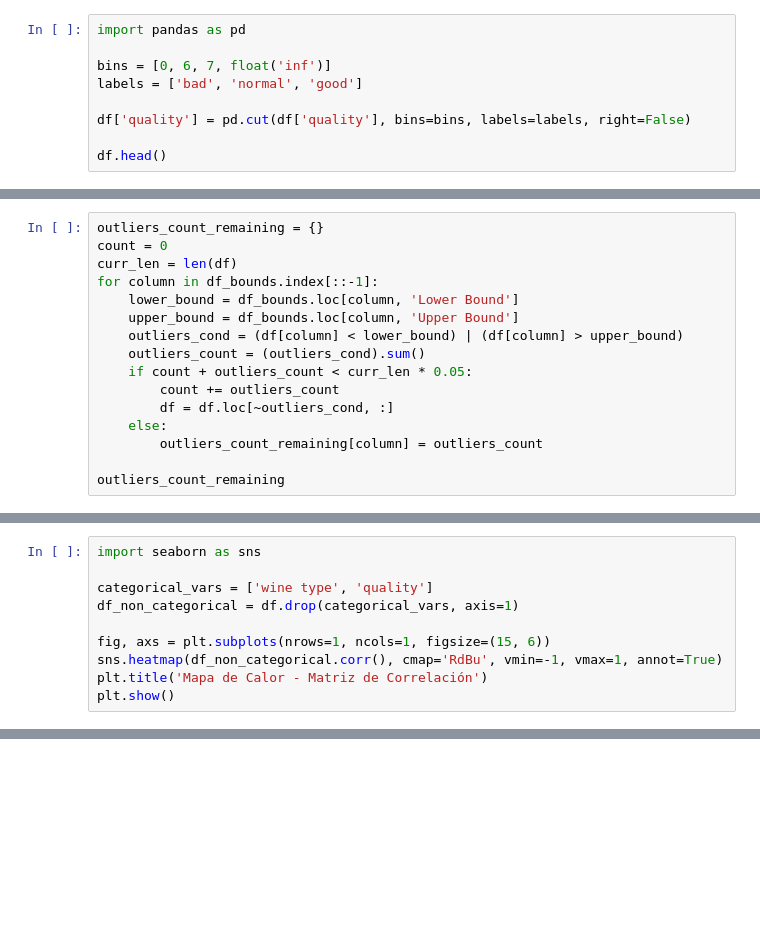
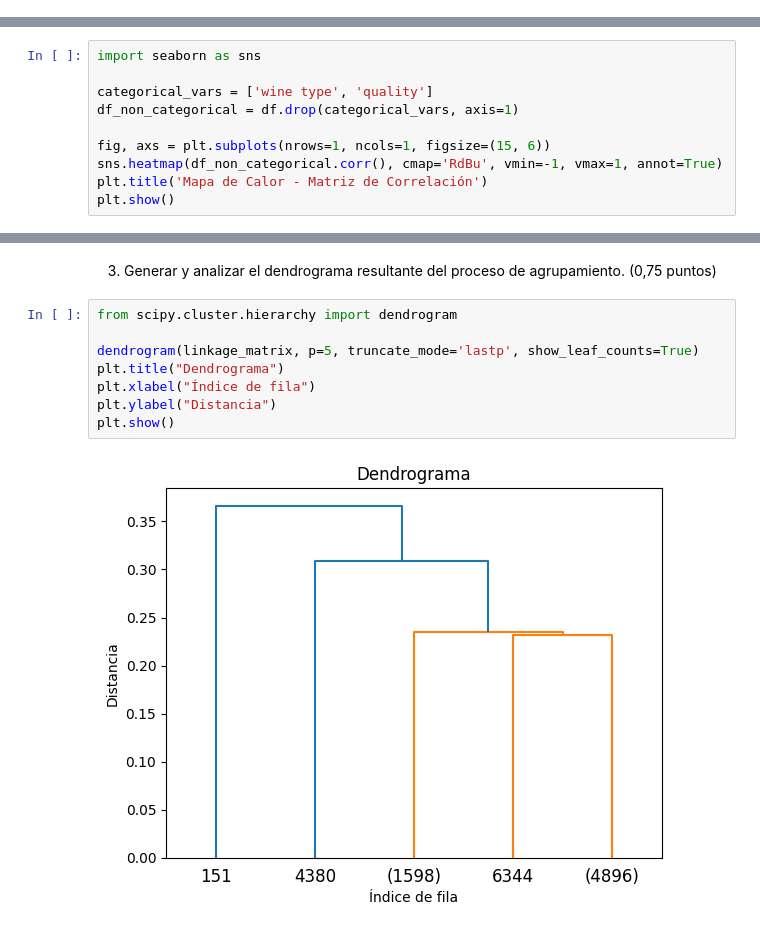
Before and after one commit to Alf-caput/LAB04_Regresion_y_agrupamiento, a Jupyter notebook: LAB04 Regresion_y_agrupamientov2_colab.ipynb, the cells around one changed output, grey strips where cells are left out. Cells and saved outputs as stored; diff of their text form; blank space fills up the shorter version.

Commit message:
dendrogramas

```diff
--- a/LAB04 Regresion_y_agrupamientov2_colab.ipynb
+++ b/LAB04 Regresion_y_agrupamientov2_colab.ipynb
@@ -116,12 +133,3 @@ df.describe().T.loc[:, significant_info]
 | quality | 5.818378 | 0.873255 | 3.00000 | 9.00000 |
 | wine type | 1.753886 | 0.430779 | 1.00000 | 2.00000 |
 | alcohol | 10.491801 | 1.192712 | 8.00000 | 14.90000 |
-# %%
-import pandas as pd
-
-bins = [0, 6, 7, float('inf')]
-labels = ['bad', 'normal', 'good']
-
-df['quality'] = pd.cut(df['quality'], bins=bins, labels=labels, right=False)
-
-df.head()
@@ -401,16 +454,0 @@ len(df)
-# %%
-outliers_count_remaining = {}
-count = 0
-curr_len = len(df)
-for column in df_bounds.index[::-1]:
-    lower_bound = df_bounds.loc[column, 'Lower Bound']
-    upper_bound = df_bounds.loc[column, 'Upper Bound']
-    outliers_cond = (df[column] < lower_bound) | (df[column] > upper_bound)
-    outliers_count = (outliers_cond).sum()
-    if count + outliers_count < curr_len * 0.05:
-        count += outliers_count
-        df = df.loc[~outliers_cond, :]
-    else:
-        outliers_count_remaining[column] = outliers_count
-
-outliers_count_remaining
@@ -432,0 +531,12 @@ plt.show()
+# %% [markdown]
+3) Generar y analizar el dendrograma resultante del proceso de agrupamiento. (0,75 puntos)
+# %%
+from scipy.cluster.hierarchy import dendrogram
+
+dendrogram(linkage_matrix, p=5, truncate_mode='lastp', show_leaf_counts=True)
+plt.title("Dendrograma")
+plt.xlabel("Índice de fila")
+plt.ylabel("Distancia")
+plt.show()
+# %% [output]
+[figure, added]
```
Also changed, not shown: parts of 56 cells of this notebook.
